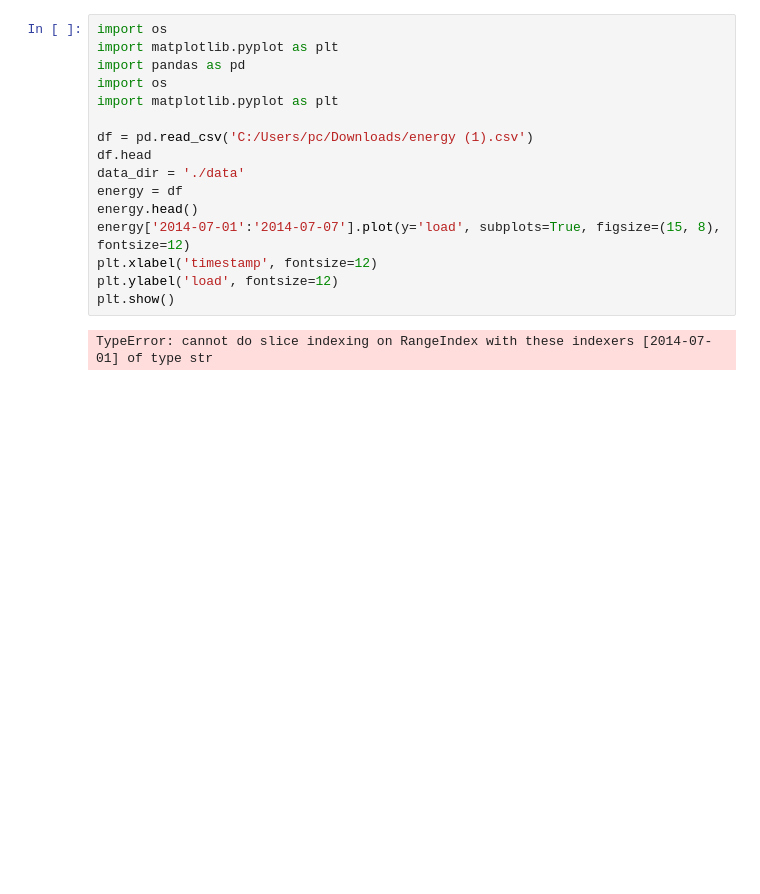
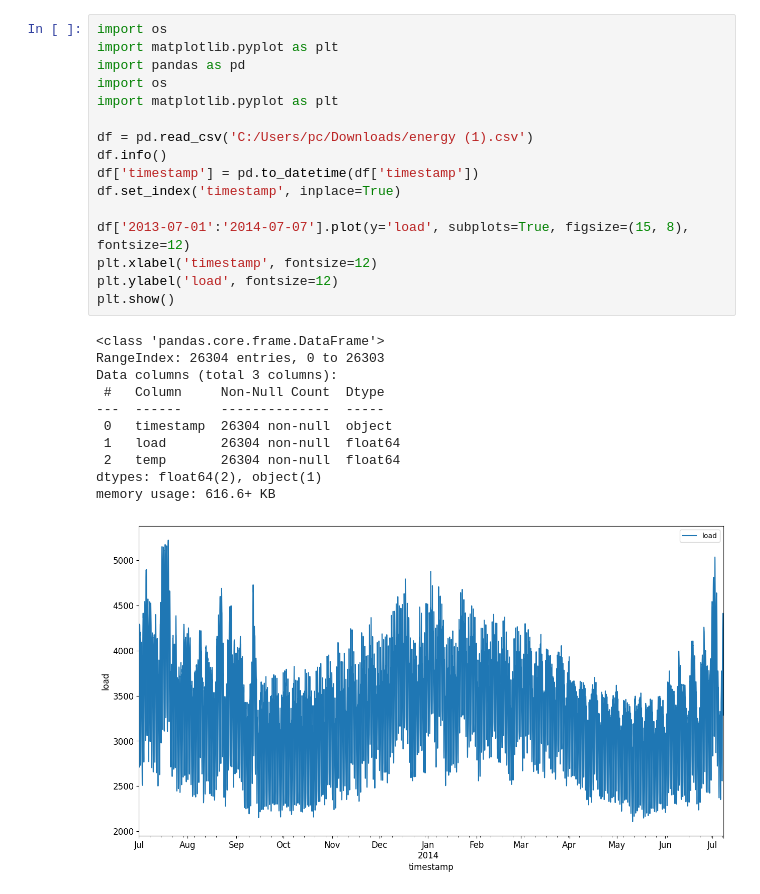
Before and after one commit to Tanimu01/ArewaDS-Machine-Learning-Assignments, a Jupyter notebook: Week9/challenge1.ipynb, the cells around one changed output. Drawn from its saved outputs; the diff is of its cells as text; blank space fills up the shorter version.

```diff
--- a/Week9/challenge1.ipynb
+++ b/Week9/challenge1.ipynb
@@ -1,18 +1,28 @@
 # %%
 import os
 import matplotlib.pyplot as plt
 import pandas as pd
 import os
 import matplotlib.pyplot as plt
 
 df = pd.read_csv('C:/Users/pc/Downloads/energy (1).csv')
-df.head
-data_dir = './data'
-energy = df
-energy.head()
-energy['2014-07-01':'2014-07-07'].plot(y='load', subplots=True, figsize=(15, 8), fontsize=12)
+df.info()
+df['timestamp'] = pd.to_datetime(df['timestamp'])
+df.set_index('timestamp', inplace=True)
+
+df['2013-07-01':'2014-07-07'].plot(y='load', subplots=True, figsize=(15, 8), fontsize=12)
 plt.xlabel('timestamp', fontsize=12)
 plt.ylabel('load', fontsize=12)
 plt.show()
 # %% [output]
-TypeError: cannot do slice indexing on RangeIndex with these indexers [2014-07-01] of type str
+<class 'pandas.core.frame.DataFrame'>
+RangeIndex: 26304 entries, 0 to 26303
+Data columns (total 3 columns):
+ #   Column     Non-Null Count  Dtype
+---  ------     --------------  -----
+ 0   timestamp  26304 non-null  object
+ 1   load       26304 non-null  float64
+ 2   temp       26304 non-null  float64
+dtypes: float64(2), object(1)
+memory usage: 616.6+ KB
+[figure, added]
```
Also changed, not shown: parts of 1 cell of this notebook.
